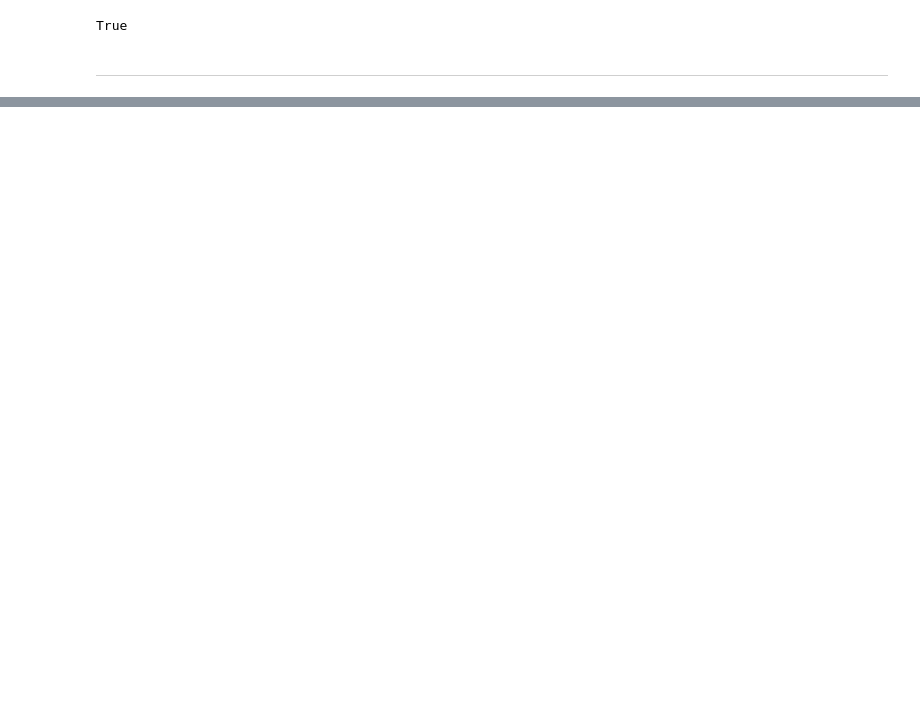
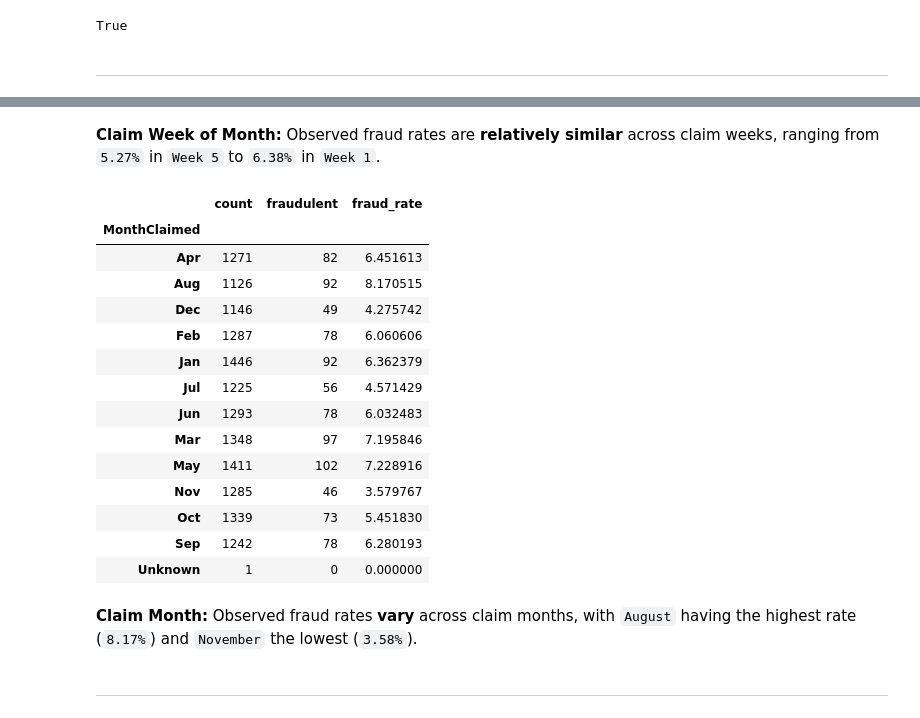
Before and after one commit to azhar-paraouty/vehicle-insurance-fraud-analysis, a Jupyter notebook: vehicle_insurance_fraud_analysis.ipynb, the cells around one changed output, grey strips where cells are left out. Cells and saved outputs as stored; diff of their text form; code cells hidden in the pictures; blank space fills up the shorter version.

```diff
--- a/vehicle_insurance_fraud_analysis.ipynb
+++ b/vehicle_insurance_fraud_analysis.ipynb
@@ -683,0 +1255,39 @@ True
+# %% [markdown]
+**Claim Week of Month:** Observed fraud rates are **relatively similar** across claim weeks, ranging from `5.27%` in `Week 5` to `6.38%` in `Week 1`.
+# %%
+# Fraud rate by claim month
+
+fraud_by_claim_month = (
+  df_prepared.groupby("MonthClaimed")["FraudFound_P"]
+  .agg(
+    count="count",
+    fraudulent="sum",
+    fraud_rate="mean"
+  )
+)
+
+fraud_by_claim_month["fraud_rate"] = (
+  fraud_by_claim_month["fraud_rate"] * 100
+)
+
+fraud_by_claim_month
+# %% [output]
+|  | count | fraudulent | fraud_rate |
+| MonthClaimed |  |  |  |
+| Apr | 1271 | 82 | 6.451613 |
+| Aug | 1126 | 92 | 8.170515 |
+| Dec | 1146 | 49 | 4.275742 |
+| Feb | 1287 | 78 | 6.060606 |
+| Jan | 1446 | 92 | 6.362379 |
+| Jul | 1225 | 56 | 4.571429 |
+| Jun | 1293 | 78 | 6.032483 |
+| Mar | 1348 | 97 | 7.195846 |
+| May | 1411 | 102 | 7.228916 |
+| Nov | 1285 | 46 | 3.579767 |
+| Oct | 1339 | 73 | 5.451830 |
+| Sep | 1242 | 78 | 6.280193 |
+| Unknown | 1 | 0 | 0.000000 |
+# %% [markdown]
+**Claim Month:** Observed fraud rates **vary** across claim months, with `August` having the highest rate (`8.17%`) and `November` the lowest (`3.58%`).
+# %% [markdown]
+---
```
Also changed, not shown: parts of 115 cells of this notebook, 2 other files.
